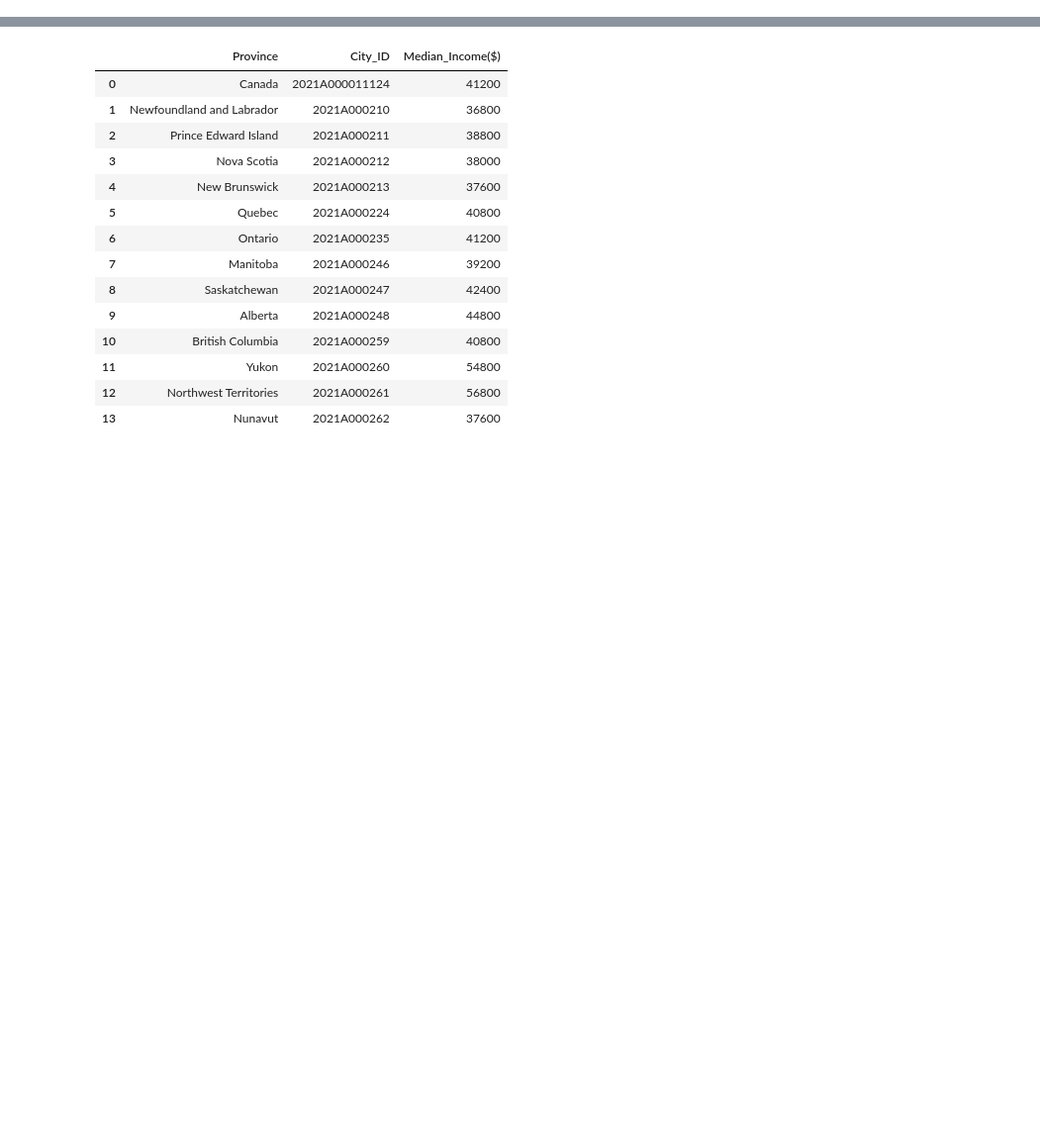
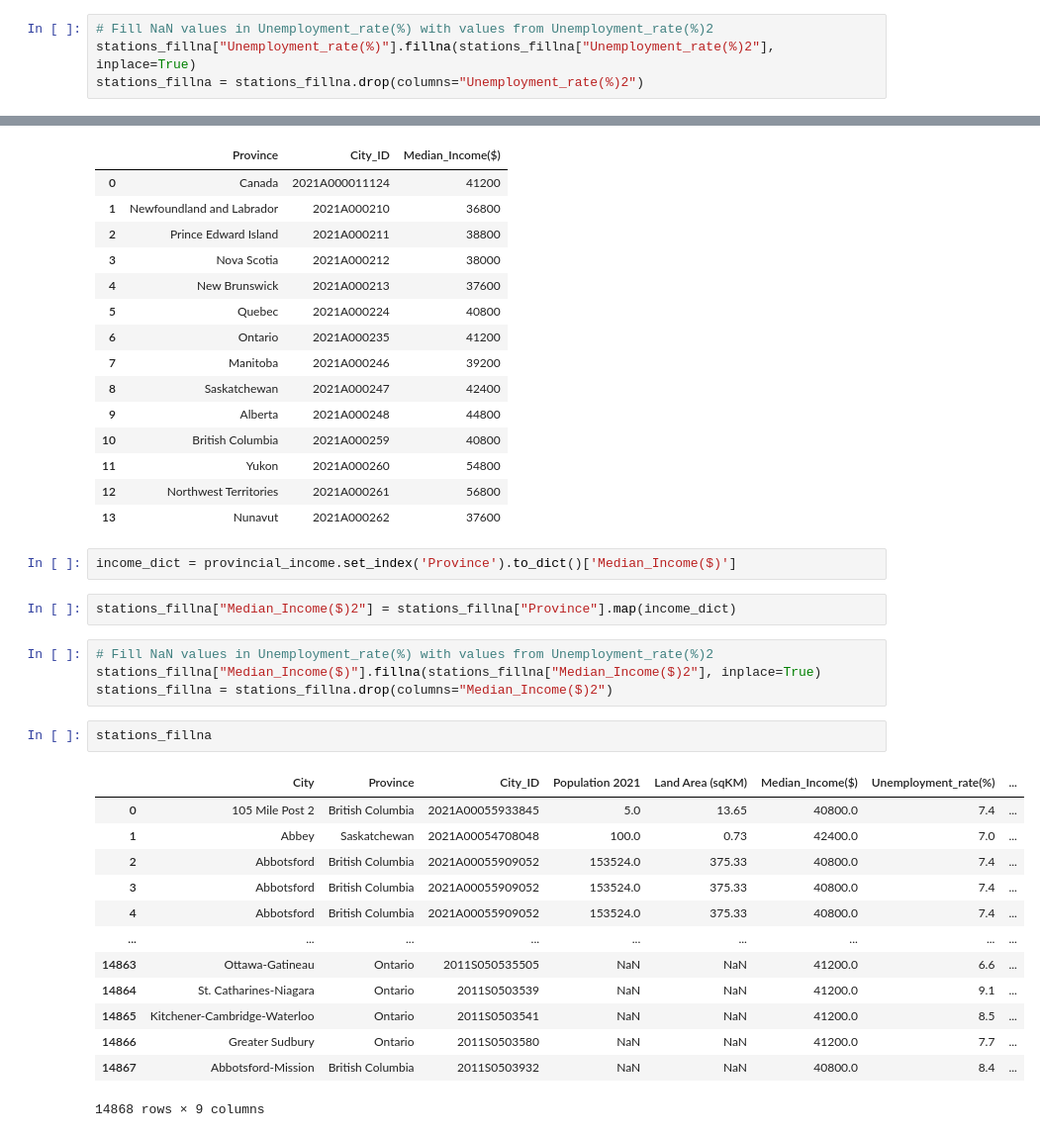
Before and after one commit to JorMerr/EV_charging_locations, a Jupyter notebook: dataset_cleaning.ipynb, the cells around one changed output, grey strips where cells are left out. Shown: that part at 99% size. Cells and saved outputs as stored; diff of their text form; blank space fills up the shorter version.

```diff
--- a/dataset_cleaning.ipynb
+++ b/dataset_cleaning.ipynb
@@ -1662,3 +1512,7 @@ prov_unemployment_df
+# %%
+# Fill NaN values in Unemployment_rate(%) with values from Unemployment_rate(%)2
+stations_fillna["Unemployment_rate(%)"].fillna(stations_fillna["Unemployment_rate(%)2"], inplace=True)
+stations_fillna = stations_fillna.drop(columns="Unemployment_rate(%)2")
 # %%
 provincial_income
 # %% [output]
@@ -1677,3 +1531,27 @@ provincial_income
 | 11 | Yukon | 2021A000260 | 54800 |
 | 12 | Northwest Territories | 2021A000261 | 56800 |
 | 13 | Nunavut | 2021A000262 | 37600 |
+# %%
+income_dict = provincial_income.set_index('Province').to_dict()['Median_Income($)']
+# %%
+stations_fillna["Median_Income($)2"] = stations_fillna["Province"].map(income_dict)
+# %%
+# Fill NaN values in Unemployment_rate(%) with values from Unemployment_rate(%)2
+stations_fillna["Median_Income($)"].fillna(stations_fillna["Median_Income($)2"], inplace=True)
+stations_fillna = stations_fillna.drop(columns="Median_Income($)2")
+# %%
+stations_fillna
+# %% [output]
+|  | City | Province | City_ID | Population 2021 | Land Area (sqKM) | Median_Income($) | Unemployment_rate(%) | ... |
+| 0 | 105 Mile Post 2 | British Columbia | 2021A00055933845 | 5.0 | 13.65 | 40800.0 | 7.4 | ... |
+| 1 | Abbey | Saskatchewan | 2021A00054708048 | 100.0 | 0.73 | 42400.0 | 7.0 | ... |
+| 2 | Abbotsford | British Columbia | 2021A00055909052 | 153524.0 | 375.33 | 40800.0 | 7.4 | ... |
+| 3 | Abbotsford | British Columbia | 2021A00055909052 | 153524.0 | 375.33 | 40800.0 | 7.4 | ... |
+| 4 | Abbotsford | British Columbia | 2021A00055909052 | 153524.0 | 375.33 | 40800.0 | 7.4 | ... |
+| ... | ... | ... | ... | ... | ... | ... | ... | ... |
+| 14863 | Ottawa-Gatineau | Ontario | 2011S050535505 | NaN | NaN | 41200.0 | 6.6 | ... |
+| 14864 | St. Catharines-Niagara | Ontario | 2011S0503539 | NaN | NaN | 41200.0 | 9.1 | ... |
+| 14865 | Kitchener-Cambridge-Waterloo | Ontario | 2011S0503541 | NaN | NaN | 41200.0 | 8.5 | ... |
+| 14866 | Greater Sudbury | Ontario | 2011S0503580 | NaN | NaN | 41200.0 | 7.7 | ... |
+| 14867 | Abbotsford-Mission | British Columbia | 2011S0503932 | NaN | NaN | 40800.0 | 8.4 | ... |
+14868 rows × 9 columns
```
Also changed, not shown: parts of 26 cells of this notebook.
